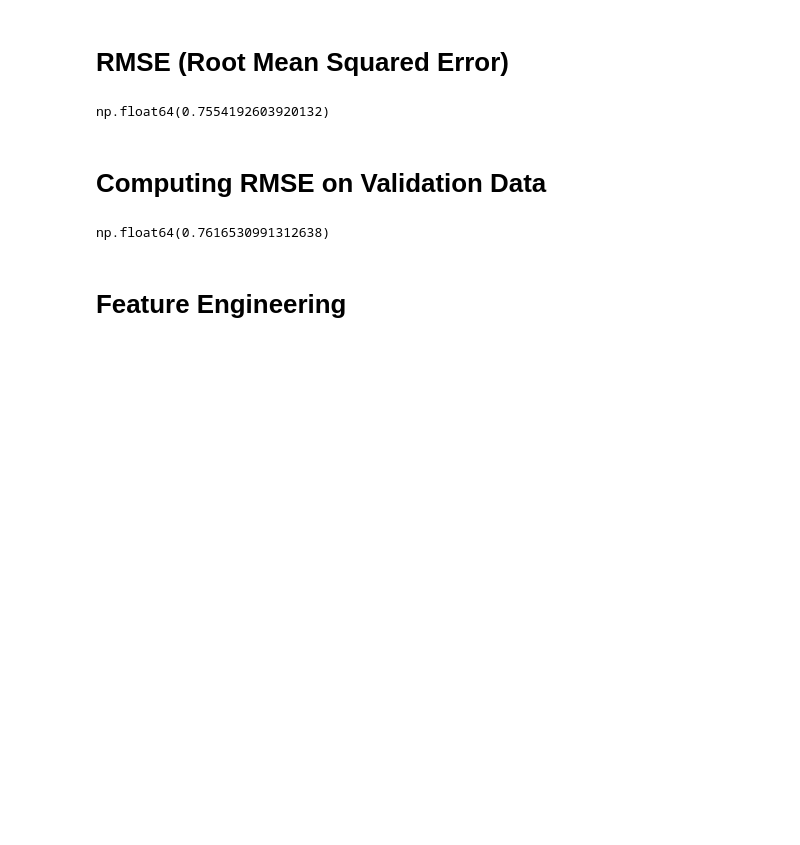
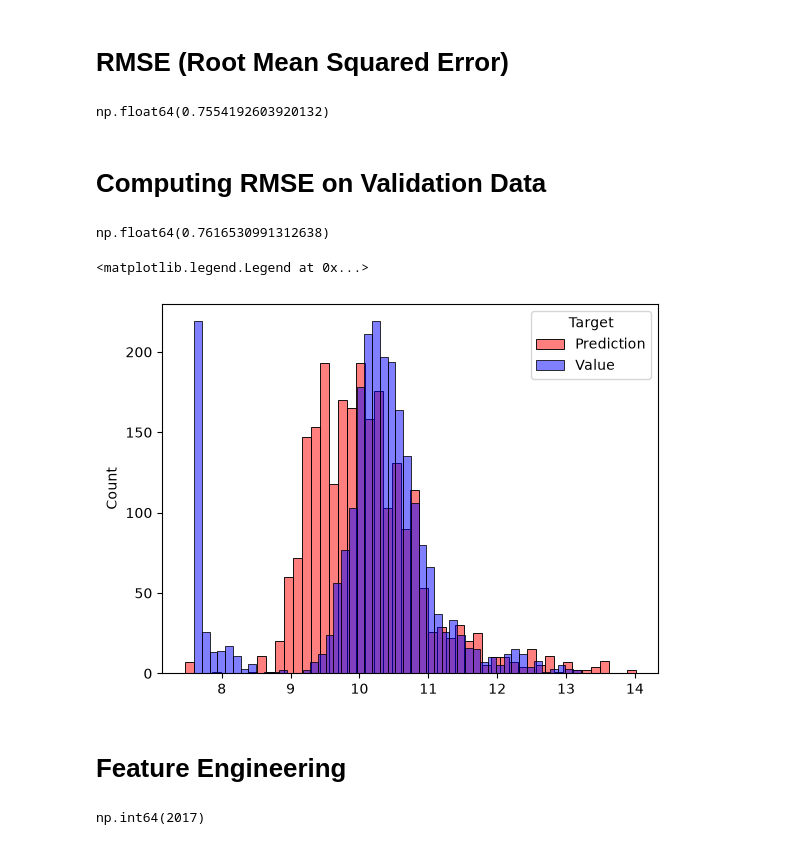
Before and after one commit to Manjeetvyas/ML-Zoomcamp-2026, a Jupyter notebook: Module 2 - Regression/car_price_prediction_project.ipynb, the cells around one changed output. Cells and saved outputs as stored; diff of their text form; code cells hidden in the pictures; blank space fills up the shorter version.

```diff
--- a/Module 2 - Regression/car_price_prediction_project.ipynb
+++ b/Module 2 - Regression/car_price_prediction_project.ipynb
@@ -622,5 +615,20 @@ y_pred = X_val.dot(w_full) #model making prediction on X-validation
 rmse(y_val, y_pred) #RMSE counted on y-validation and y-prediction (counted using X-validation and y-validation)
 # %% [output]
 np.float64(0.7616530991312638)
+# %%
+sns.histplot(y_pred, color="red", alpha = 0.5 , bins = 50)
+sns.histplot(y_val, color="blue", alpha = 0.5 , bins = 50)
+plt.legend(title="Target", labels=["Prediction", "Value"])
+# %% [output]
+<matplotlib.legend.Legend at 0x...>
+[figure, added]
 # %% [markdown]
 # Feature Engineering
+# %%
+#In the section we will add a new feature to our feature matrix:
+
+#Lets add 'year' column as a feature.
+
+df_train.year.max()
+# %% [output]
+np.int64(2017)
```
Also changed, not shown: parts of 24 cells of this notebook, 1 other file.
